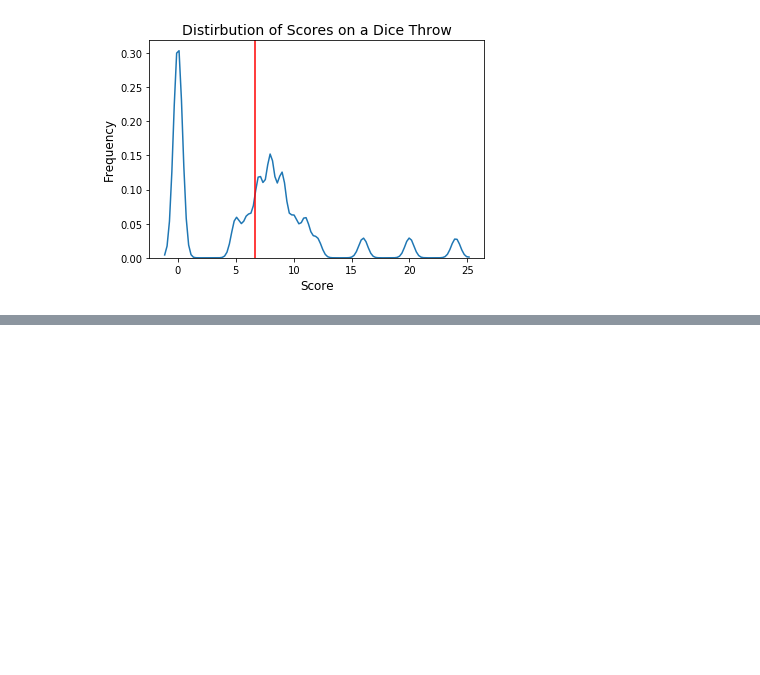
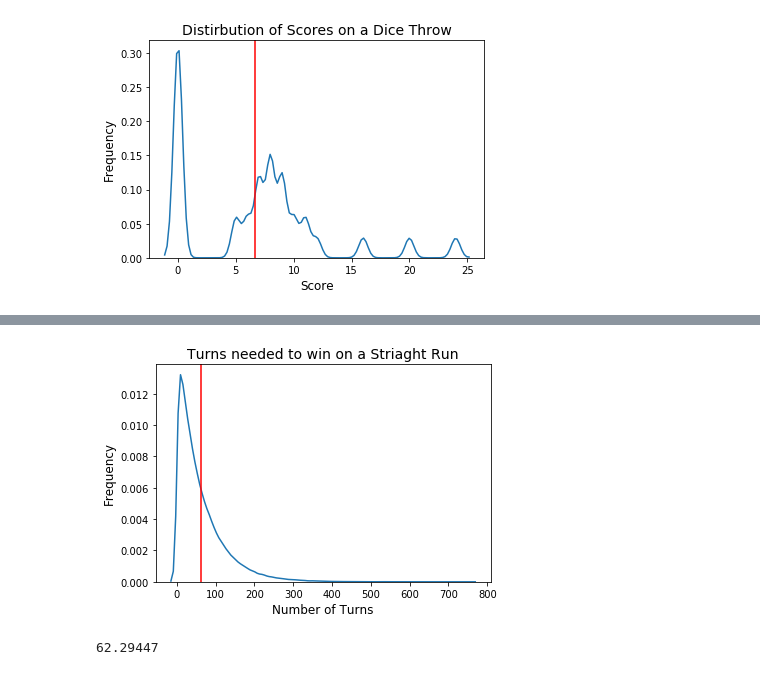
Before and after one commit to eonofrey/dice_game, a Jupyter notebook: Dice Game.ipynb, the cells around one changed output, grey strips where cells are left out. Drawn from its saved outputs; the diff is of its cells as text; code cells hidden in the pictures; blank space fills up the shorter version.

```diff
--- a/Dice Game.ipynb
+++ b/Dice Game.ipynb
@@ -93,0 +200,20 @@ SyntaxError: invalid syntax (<ipython-input-125-dd769fc2d2b0>, line 7)
+# %%
+straight_games = []
+
+# Simulate 1,000,000 tosses
+for i in range(100000):
+    straight_games.append(straight_run_sim())
+# %%
+# Plot
+sns.kdeplot(straight_games)
+plt.axvline(x = statistics.mean(straight_games), color = 'red')
+plt.title('Turns needed to win on a Striaght Run', fontsize = 14)
+plt.xlabel('Number of Turns', fontsize=12)
+plt.ylabel('Frequency', fontsize=12)
+plt.show()
+# %% [output]
+[figure, added]
+# %%
+statistics.mean(straight_games)
+# %% [output]
+62.29447
```
Also changed, not shown: parts of 9 cells of this notebook.
